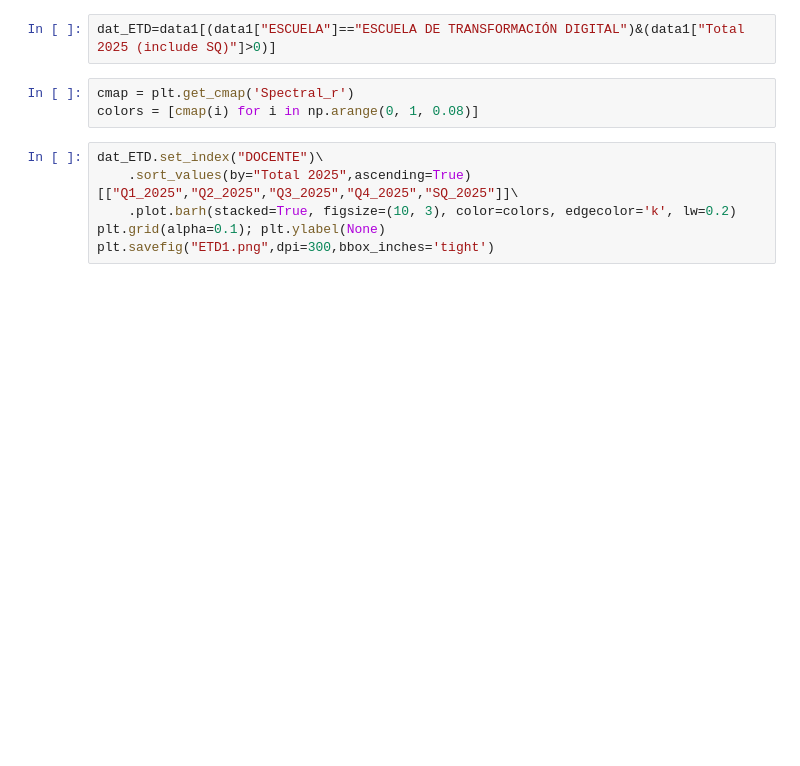
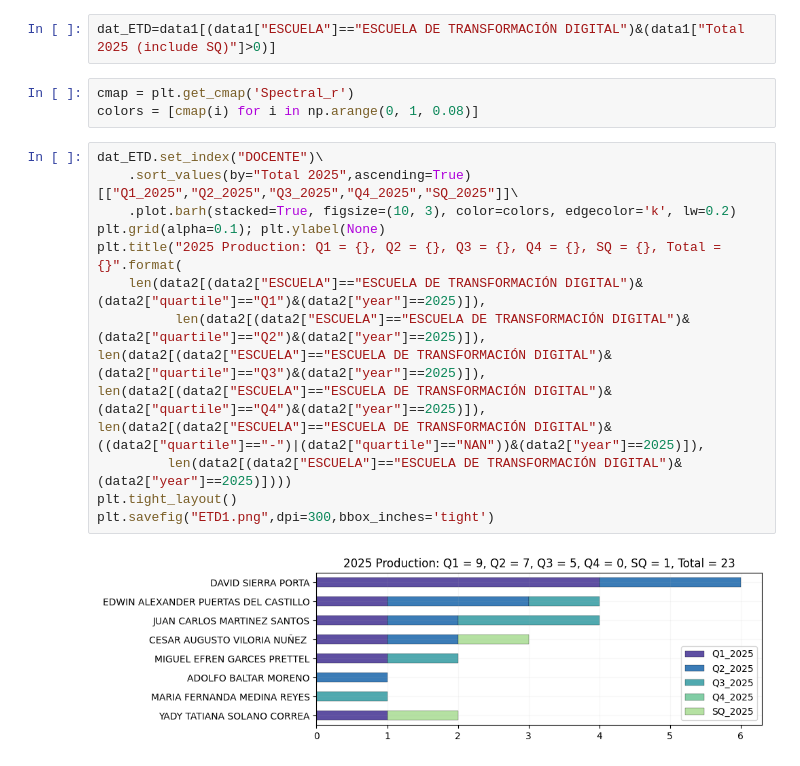
Before and after one commit to sierraporta/Scopus-Metrics-UTB, a Jupyter notebook: Script_Scopus_Investigaciones2.ipynb, the cells around one changed output. Saved outputs shown, nothing was run; the diff lists cells and outputs as text; blank space fills up the shorter version.

```diff
--- a/Script_Scopus_Investigaciones2.ipynb
+++ b/Script_Scopus_Investigaciones2.ipynb
@@ -274,9 +330,19 @@ colors = [cmap(i) for i in np.arange(0, 1, 0.08)]
 # %%
 dat_ETD.set_index("DOCENTE")\
     .sort_values(by="Total 2025",ascending=True)[["Q1_2025","Q2_2025","Q3_2025","Q4_2025","SQ_2025"]]\
     .plot.barh(stacked=True, figsize=(10, 3), color=colors, edgecolor='k', lw=0.2)
 plt.grid(alpha=0.1); plt.ylabel(None)
+plt.title("2025 Production: Q1 = {}, Q2 = {}, Q3 = {}, Q4 = {}, SQ = {}, Total = {}".format(
+    len(data2[(data2["ESCUELA"]=="ESCUELA DE TRANSFORMACIÓN DIGITAL")&(data2["quartile"]=="Q1")&(data2["year"]==2025)]),
+          len(data2[(data2["ESCUELA"]=="ESCUELA DE TRANSFORMACIÓN DIGITAL")&(data2["quartile"]=="Q2")&(data2["year"]==2025)]),
+len(data2[(data2["ESCUELA"]=="ESCUELA DE TRANSFORMACIÓN DIGITAL")&(data2["quartile"]=="Q3")&(data2["year"]==2025)]),
+len(data2[(data2["ESCUELA"]=="ESCUELA DE TRANSFORMACIÓN DIGITAL")&(data2["quartile"]=="Q4")&(data2["year"]==2025)]),
+len(data2[(data2["ESCUELA"]=="ESCUELA DE TRANSFORMACIÓN DIGITAL")&((data2["quartile"]=="-")|(data2["quartile"]=="NAN"))&(data2["year"]==2025)]),
+         len(data2[(data2["ESCUELA"]=="ESCUELA DE TRANSFORMACIÓN DIGITAL")&(data2["year"]==2025)])))
+plt.tight_layout()
 plt.savefig("ETD1.png",dpi=300,bbox_inches='tight')
+# %% [output]
+[figure, added]
 # %%
 dat_ETD[["Q1_2025","Q2_2025","Q3_2025","Q4_2025","SQ_2025"]].T.sum(axis=1).plot.pie(autopct='%1.1f%%',
                                                                                     figsize=(4,4),
```
Also changed, not shown: parts of 7 cells of this notebook, 4 other files.
